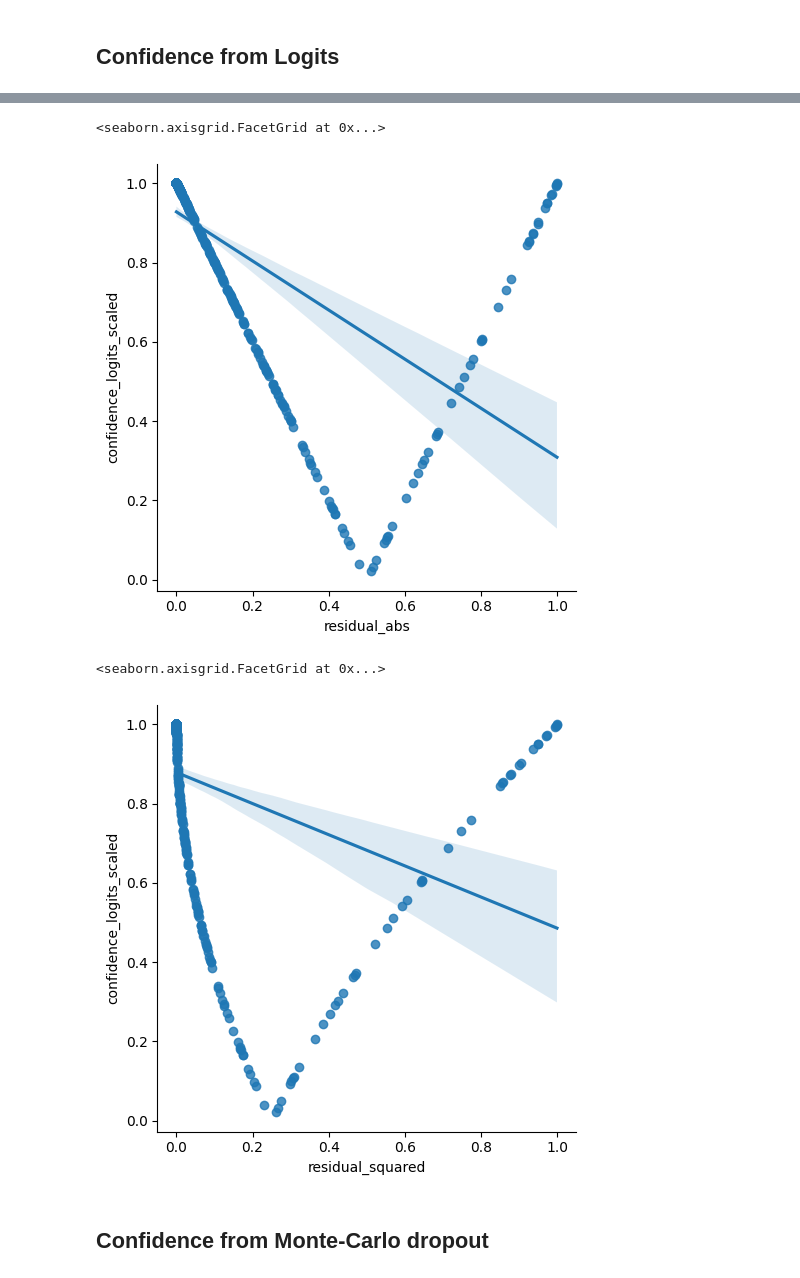
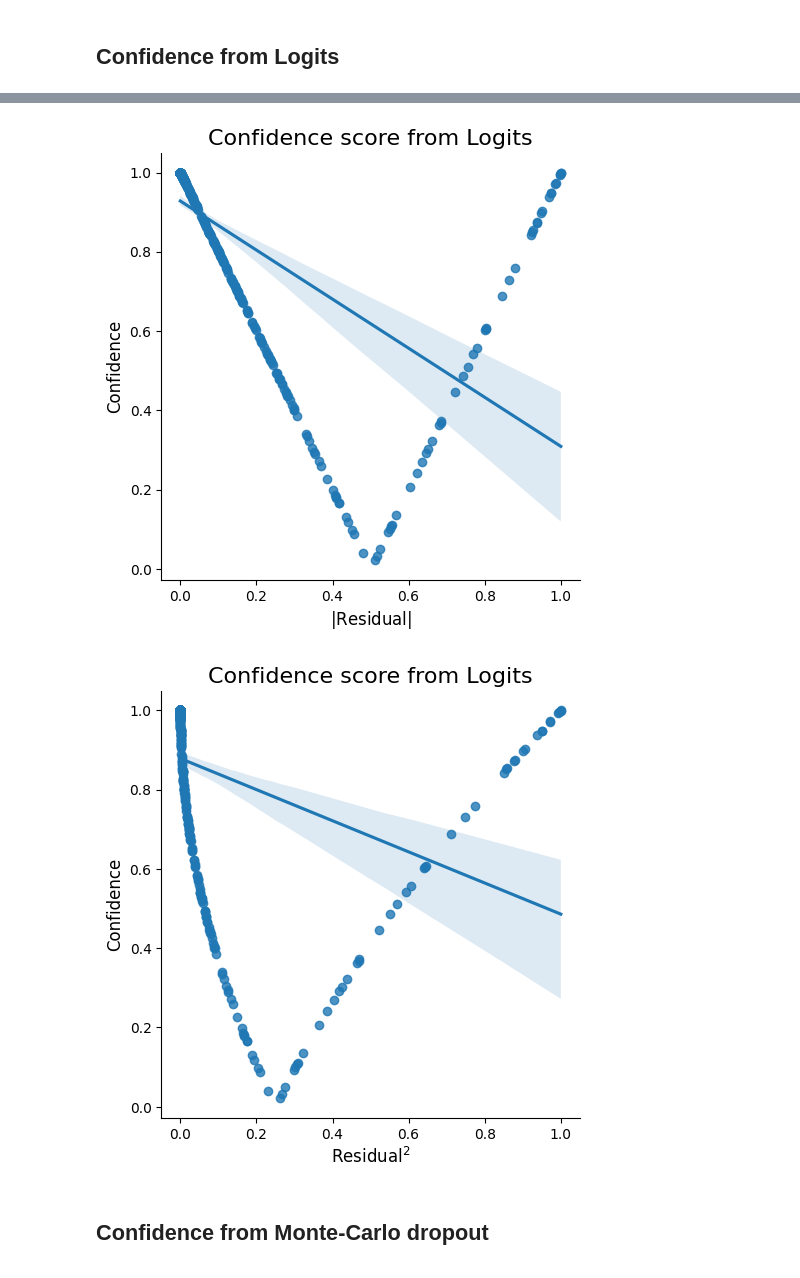
Before and after one commit to benjiemc/tcr-antigen-prediction, a Jupyter notebook: notebooks/evaluate_confidence_predictions.ipynb, the cells around one changed output, grey strips where cells are left out. Cells and saved outputs as stored; diff of their text form; code cells hidden in the pictures.

```diff
--- a/notebooks/evaluate_confidence_predictions.ipynb
+++ b/notebooks/evaluate_confidence_predictions.ipynb
@@ -262,13 +303,23 @@ sns.boxplot(results, y='confidence_logits_scaled', x='in_training_data')
 # %%
 sns.lmplot(results.sample(500, random_state=123), x='residual_abs', y='confidence_logits_scaled')
+
+plt.title('Confidence score from Logits', fontsize=16)
+plt.xlabel(r'$|\text{Residual}|$', fontsize=12)
+plt.ylabel('Confidence', fontsize=12)
+
+plt.show()
 # %% [output]
-<seaborn.axisgrid.FacetGrid at 0x...>
-[figure, old version]
+[figure, new version]
 # %%
 sns.lmplot(results.sample(500, random_state=123), x='residual_squared', y='confidence_logits_scaled')
+
+plt.title('Confidence score from Logits', fontsize=16)
+plt.xlabel(r'$\text{Residual}^2$', fontsize=12)
+plt.ylabel('Confidence', fontsize=12)
+
+plt.show()
 # %% [output]
-<seaborn.axisgrid.FacetGrid at 0x...>
-[figure, old version]
+[figure, new version]
 # %% [markdown]
 ## Confidence from Monte-Carlo dropout
 # %%
```
Also changed, not shown: parts of 49 cells of this notebook.
